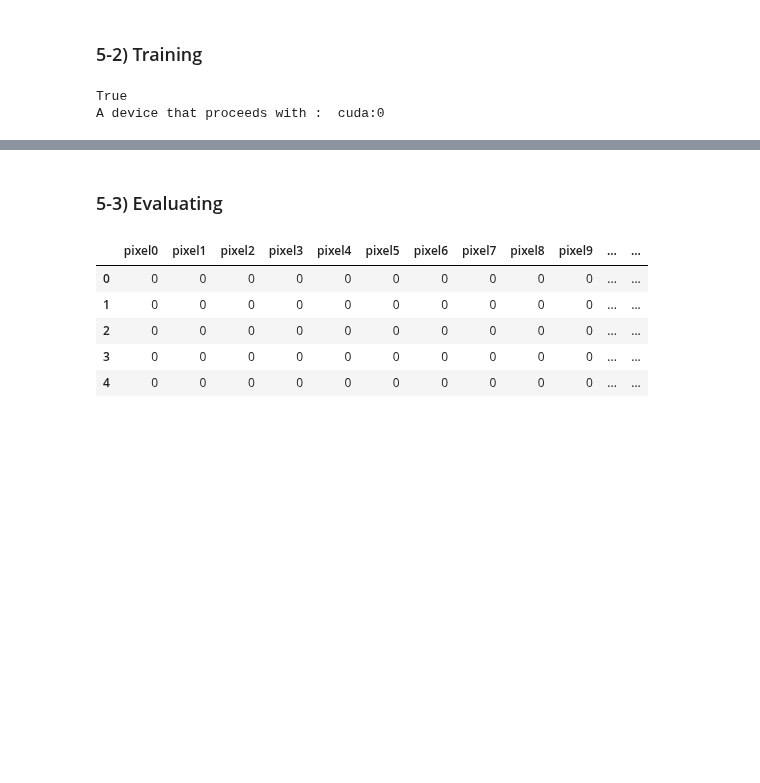
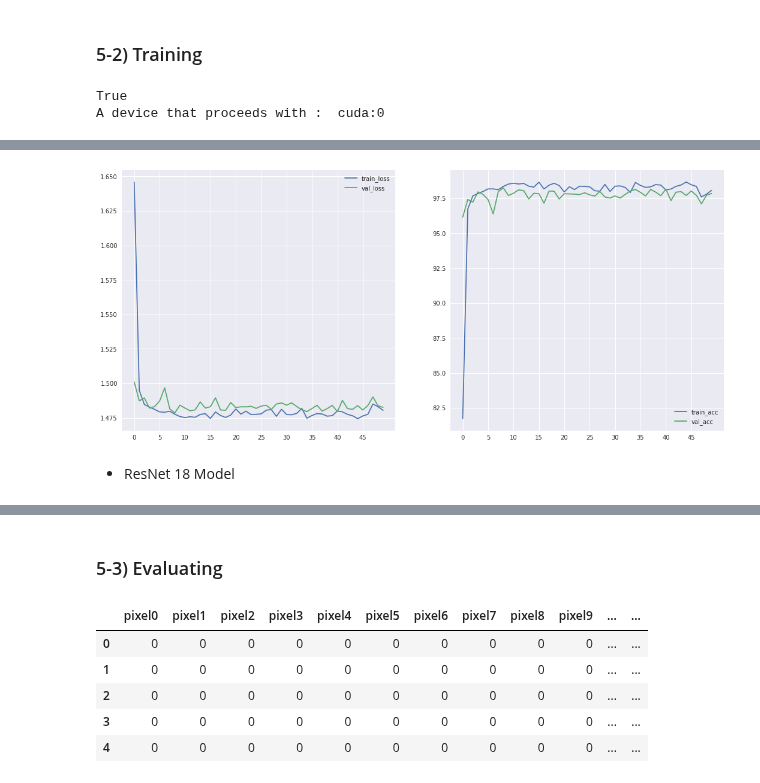
Before and after one commit to jerife/Kaggle, a Jupyter notebook: 10 Digit Recognizer.ipynb, the cells around one changed output, grey strips where cells are left out. Drawn from its saved outputs; the diff is of its cells as text; code cells hidden in the pictures; blank space fills up the shorter version.

Commit message:
feat. Resnet Modeling

```diff
--- a/10 Digit Recognizer.ipynb
+++ b/10 Digit Recognizer.ipynb
@@ -272,5 +272,5 @@ Target of train dataset : 6
 # %%
-BATCH_SIZE = 100
+BATCH_SIZE = 256
 # %%
 train_loader = DataLoader(train_dataset, batch_size=BATCH_SIZE, shuffle = True)
 val_loader = DataLoader(val_dataset, batch_size=BATCH_SIZE, shuffle = False)
@@ -314,3 +314,3 @@ OUTPUT = 10
 # %%
-model = BasicCNN(INPUT_DIM, HIDDEN_DIM_1, HIDDEN_DIM_2, OUTPUT)
+cnn_model = BasicCNN(INPUT_DIM, HIDDEN_DIM_1, HIDDEN_DIM_2, OUTPUT)
 # %%
@@ -347,3 +492,3 @@ A device that proceeds with :  cuda:0
 # %%
 loss_fn = nn.CrossEntropyLoss()
-optimizer = optim.Adam(model.parameters(), lr=0.01)
+optimizer = optim.Adam(cnn_model.parameters(), lr=0.01)
@@ -398,3 +495,12 @@ def train_model(model, dataloaders_dict, loss_fn, optimizer, num_epochs, filenam
 # %%
 NUM_EPOCHS = 50
 SAVE_MODEL_PATH = f'cnn.pth'
+
+history = train_model(
+    cnn_model,
+    dataloaders_dict,
+    loss_fn,
+    optimizer,
+    NUM_EPOCHS,
+    SAVE_MODEL_PATH
+    )
@@ -400,0 +525,18 @@ SAVE_MODEL_PATH = f'cnn.pth'
+# %%
+fig, axes = plt.subplots(1,2, figsize=(18,8))
+axes[0].plot(history['train_loss'],label='train_loss')
+axes[0].plot(history['val_loss'], label='val_loss')
+axes[0].set_xticks(np.arange(0,NUM_EPOCHS,5))
+axes[0].legend()
+
+
+axes[1].plot(history['train_acc'], label='train_acc')
+axes[1].plot(history['val_acc'], label='val_acc')
+axes[1].set_xticks(np.arange(0,NUM_EPOCHS,5))
+axes[1].legend()
+
+plt.show()
+# %% [output]
+[figure, added]
+# %% [markdown]
+* ResNet 18 Model
```
Also changed, not shown: parts of 19 cells of this notebook.
